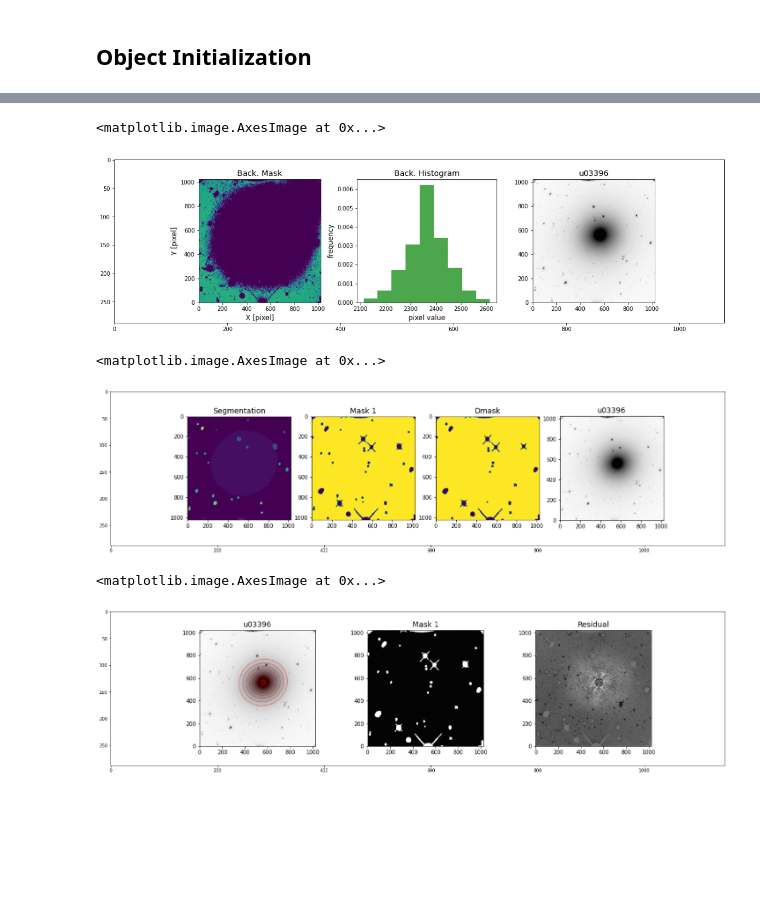
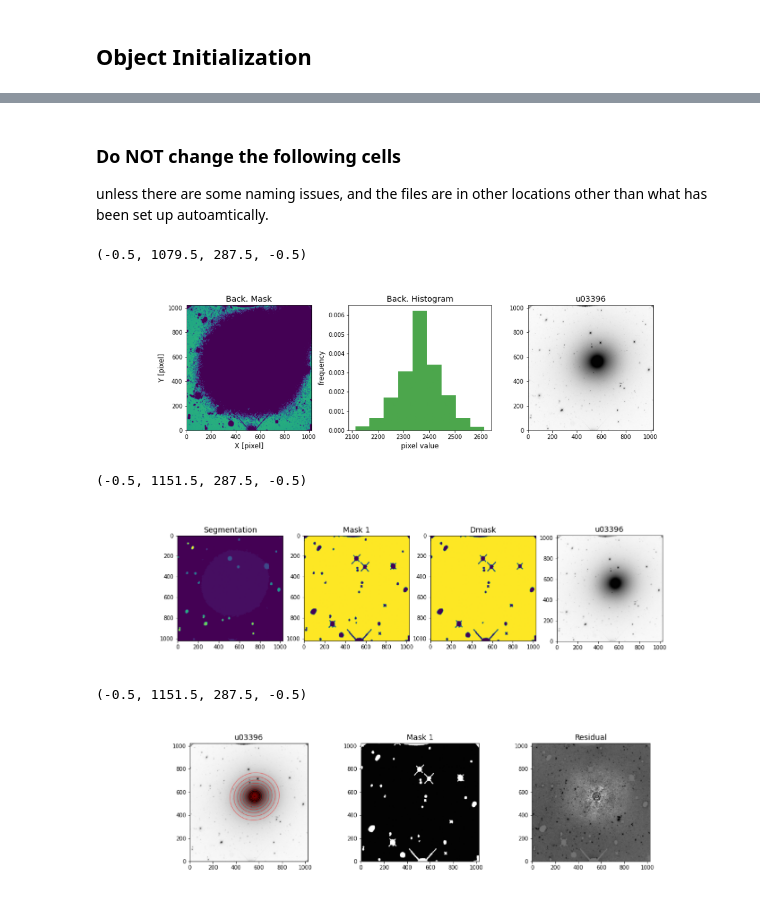
Before and after one commit to ekourkchi/old-SBF, a Jupyter notebook: notebooks/SeePlots_elliprof_function.ipynb, the cells around one changed output, grey strips where cells are left out. Cells and saved outputs as stored; diff of their text form; code cells hidden in the pictures; blank space fills up the shorter version.

```diff
--- a/notebooks/SeePlots_elliprof_function.ipynb
+++ b/notebooks/SeePlots_elliprof_function.ipynb
@@ -52,5 +56,10 @@ configFolder = '/media/Data/Home/PanStarrs/Jan/HI/augment/SBF/codes/notebooks/co
 # %%
 name = "u03396"
+# %% [markdown]
+### Do NOT change the following cells
+
+unless there are some naming issues, and the files are in other locations
+other than what has been set up autoamtically.
 # %%
 inFolder = inFolder + '/'
 config   = configFolder + '/'
@@ -78,24 +87,27 @@ objRoot = outFolder+name+'_'+obj_uuid+'/'
 # %%
 _, ax = plt.subplots(figsize=(20,10))
 im = img.imread("Outputs_u03396/u03396_58b2aebb7ea6/u03396_initial_back.png")
 ax.imshow(im)
+plt.axis('off')
 # %% [output]
-<matplotlib.image.AxesImage at 0x...>
+(-0.5, 1079.5, 287.5, -0.5)
-[figure, old version]
+[figure, new version]
 # %%
 _, ax = plt.subplots(figsize=(25,10))
 im = img.imread("Outputs_u03396/u03396_58b2aebb7ea6/u03396_initial_mask.png")
 ax.imshow(im)
+plt.axis('off')
 # %% [output]
-<matplotlib.image.AxesImage at 0x...>
+(-0.5, 1151.5, 287.5, -0.5)
-[figure, old version]
+[figure, new version]
 # %%
 _, ax = plt.subplots(figsize=(25,10))
 im = img.imread("Outputs_u03396/u03396_58b2aebb7ea6/u03396_basic_model.png")
 ax.imshow(im)
+plt.axis('off')
 # %% [output]
-<matplotlib.image.AxesImage at 0x...>
+(-0.5, 1151.5, 287.5, -0.5)
-[figure, old version]
+[figure, new version]
 # %%
 _, ax = plt.subplots(figsize=(20,20))
 im = img.imread("Outputs_u03396/u03396_58b2aebb7ea6/u03396_initial_model.png")
```
Also changed, not shown: parts of 8 cells of this notebook, 4 other files.
